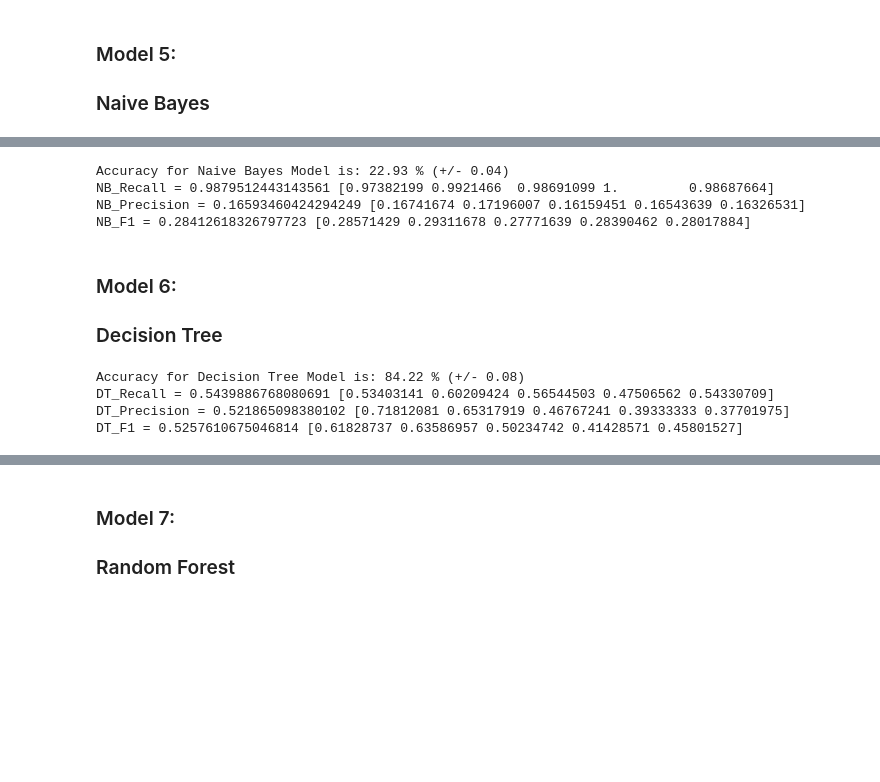
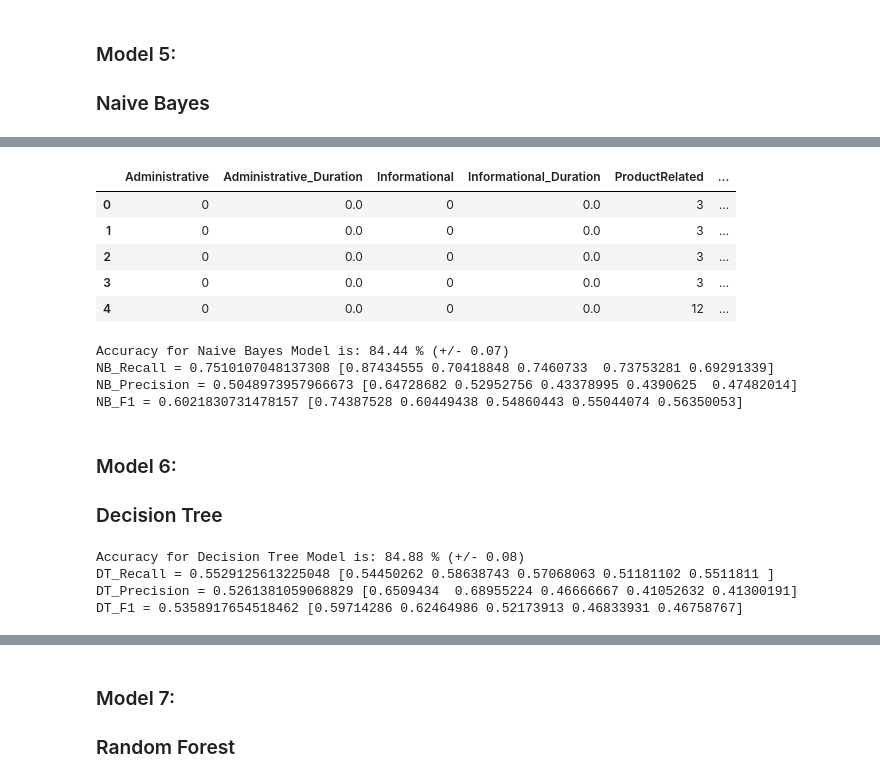
Before and after one commit to nghane/Machine-Learning, a Jupyter notebook: OnlineShopperIntentionDataAnalysisAndModeling.ipynb, the cells around one changed output, grey strips where cells are left out. Saved outputs shown, nothing was run; the diff lists cells and outputs as text; code cells hidden in the pictures; blank space fills up the shorter version.

```diff
--- a/OnlineShopperIntentionDataAnalysisAndModeling.ipynb
+++ b/OnlineShopperIntentionDataAnalysisAndModeling.ipynb
@@ -443,0 +482,4 @@ Kernel_SVM_F1 = 0.5032741034782781 [0.57293497 0.56752137 0.51851852 0.4293381
+# %%
+x_NB = new_data.iloc[:, :-1]
+for i in range(0,9):
+    to_4_categories(x_NB[x_NB.columns[i]])
@@ -444,20 +504,29 @@ Kernel_SVM_F1 = 0.5032741034782781 [0.57293497 0.56752137 0.51851852 0.4293381
+# %%
+x_NB.head()
+# %% [output]
+|  | Administrative | Administrative_Duration | Informational | Informational_Duration | ProductRelated | ... |
+| 0 | 0 | 0.0 | 0 | 0.0 | 3 | ... |
+| 1 | 0 | 0.0 | 0 | 0.0 | 3 | ... |
+| 2 | 0 | 0.0 | 0 | 0.0 | 3 | ... |
+| 3 | 0 | 0.0 | 0 | 0.0 | 3 | ... |
+| 4 | 0 | 0.0 | 0 | 0.0 | 12 | ... |
 # %%
 from sklearn.naive_bayes import GaussianNB
 classifier_NB = GaussianNB()
-NB_clf = classifier_NB.fit(x_scaled, y1)
-NB_scores = cross_val_score(NB_clf, x_scaled, y1, cv=5)
+NB_clf = classifier_NB.fit(x_NB, y1)
+NB_scores = cross_val_score(NB_clf, x_NB, y1, cv=5)
 print("Accuracy for Naive Bayes Model is: %0.2f %% (+/- %0.2f)" % (NB_scores.mean()*100, NB_scores.std() * 2))
-NB_Recall = cross_val_score(classifier_NB, x_scaled, y1, cv=5, scoring='recall')
+NB_Recall = cross_val_score(classifier_NB, x_NB, y1, cv=5, scoring='recall')
 print('NB_Recall =', np.mean(NB_Recall), NB_Recall)
-NB_precision = cross_val_score(classifier_NB, x_scaled, y1, cv=5, scoring='precision')
+NB_precision = cross_val_score(classifier_NB, x_NB, y1, cv=5, scoring='precision')
 print('NB_Precision =', np.mean(NB_precision), NB_precision)
-NB_F1 = cross_val_score(classifier_NB, x_scaled, y1, cv=5, scoring='f1')
+NB_F1 = cross_val_score(classifier_NB, x_NB, y1, cv=5, scoring='f1')
 print('NB_F1 =', np.mean(NB_F1), NB_F1)
 # %% [output]
-Accuracy for Naive Bayes Model is: 22.93 % (+/- 0.04)
-NB_Recall = 0.9879512443143561 [0.97382199 0.9921466  0.98691099 1.         0.98687664]
-NB_Precision = 0.16593460424294249 [0.16741674 0.17196007 0.16159451 0.16543639 0.16326531]
-NB_F1 = 0.28412618326797723 [0.28571429 0.29311678 0.27771639 0.28390462 0.28017884]
+Accuracy for Naive Bayes Model is: 84.44 % (+/- 0.07)
+NB_Recall = 0.7510107048137308 [0.87434555 0.70418848 0.7460733  0.73753281 0.69291339]
+NB_Precision = 0.5048973957966673 [0.64728682 0.52952756 0.43378995 0.4390625  0.47482014]
+NB_F1 = 0.6021830731478157 [0.74387528 0.60449438 0.54860443 0.55044074 0.56350053]
 # %% [markdown]
 ### Model 6:
 ### Decision Tree
@@ -467,14 +536,14 @@ classifier_DT = tree.DecisionTreeClassifier()
 DT_clf = classifier_DT.fit(x, y1)
 DT_scores = cross_val_score(DT_clf, x, y1, cv=5)
 print("Accuracy for Decision Tree Model is: %0.2f %% (+/- %0.2f)" % (DT_scores.mean()*100, DT_scores.std() * 2))
-DT_Recall = cross_val_score(classifier_DT, x_scaled, y1, cv=5, scoring='recall')
+DT_Recall = cross_val_score(classifier_DT, x, y1, cv=5, scoring='recall')
 print('DT_Recall =', np.mean(DT_Recall), DT_Recall)
 DT_precision = cross_val_score(classifier_DT, x, y1, cv=5, scoring='precision')
 print('DT_Precision =', np.mean(DT_precision), DT_precision)
 DT_F1 = cross_val_score(classifier_DT, x, y1, cv=5, scoring='f1')
 print('DT_F1 =', np.mean(DT_F1), DT_F1)
 # %% [output]
-Accuracy for Decision Tree Model is: 84.22 % (+/- 0.08)
-DT_Recall = 0.5439886768080691 [0.53403141 0.60209424 0.56544503 0.47506562 0.54330709]
-DT_Precision = 0.521865098380102 [0.71812081 0.65317919 0.46767241 0.39333333 0.37701975]
-DT_F1 = 0.5257610675046814 [0.61828737 0.63586957 0.50234742 0.41428571 0.45801527]
+Accuracy for Decision Tree Model is: 84.88 % (+/- 0.08)
+DT_Recall = 0.5529125613225048 [0.54450262 0.58638743 0.57068063 0.51181102 0.5511811 ]
+DT_Precision = 0.5261381059068829 [0.6509434  0.68955224 0.46666667 0.41052632 0.41300191]
+DT_F1 = 0.5358917654518462 [0.59714286 0.62464986 0.52173913 0.46833931 0.46758767]
```
Also changed, not shown: parts of 34 cells of this notebook.
